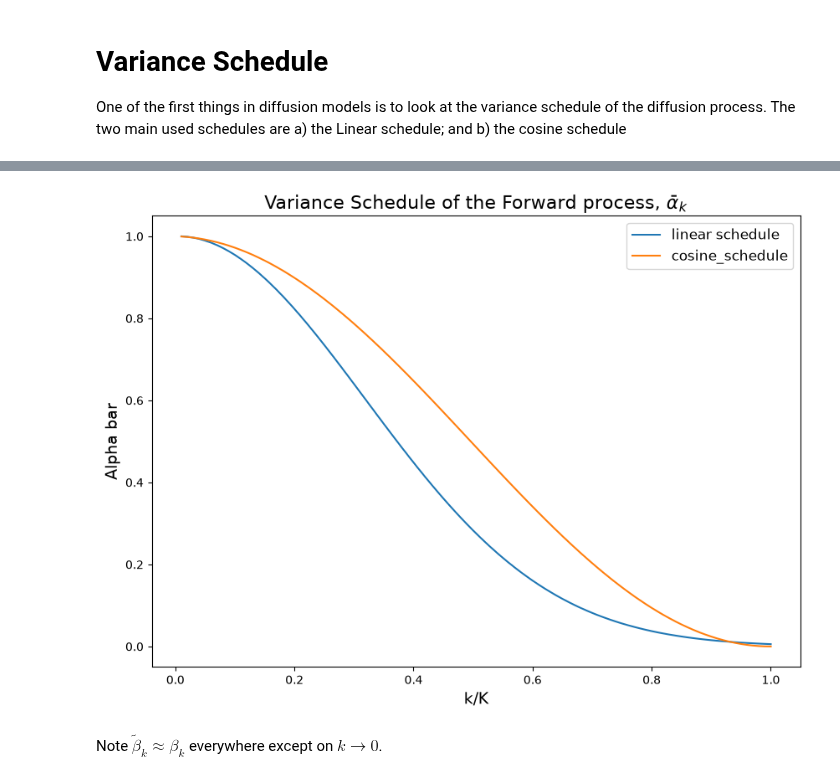
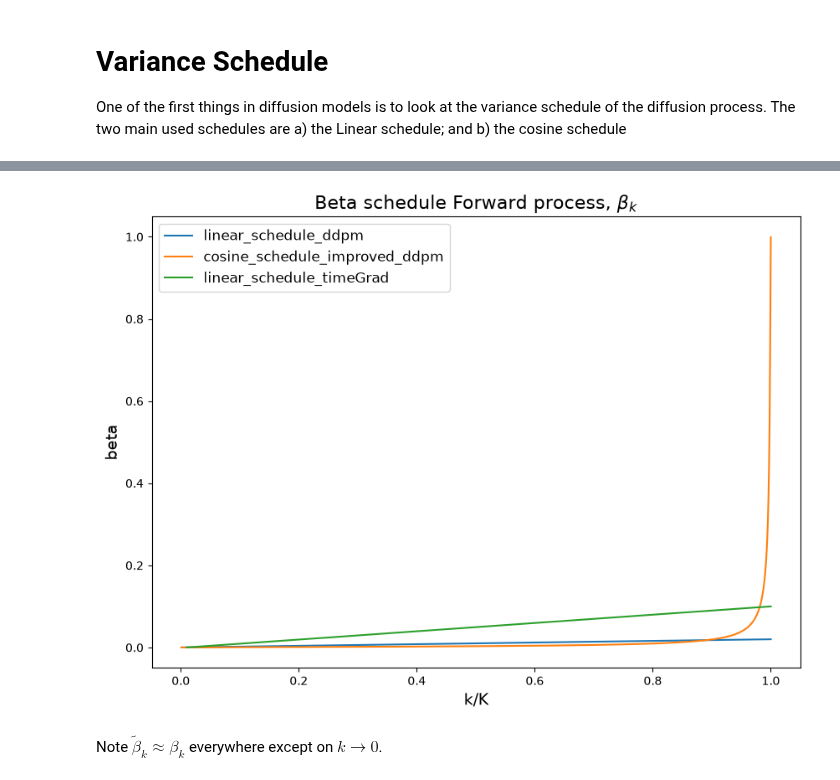
Before and after one commit to jacoporauseo/RC-Diffusion-Models-for-Time-Series-Generation, a Jupyter notebook: Forward.ipynb, the cells around one changed output, grey strips where cells are left out. Saved outputs shown, nothing was run; the diff lists cells and outputs as text; code cells hidden in the pictures.

```diff
--- a/Forward.ipynb
+++ b/Forward.ipynb
@@ -40,12 +32,12 @@ for $\alpha_k = 1 - \beta_k$ and $\bar{\alpha}_k = \prod_{i=1}^k\alpha_i $.
 
 One of the first things in diffusion models is to look at the variance schedule of the diffusion process. The two main used schedules are a) the Linear schedule; and b) the cosine schedule
 # %%
-K = 100
+K = 1000
 beta_1 = 1e-4
-beta_K = 0.1
+beta_K = 0.02
 s = 8e-3
 # %%
-linear_scheduler = BaseScheduler(K = K,
+linear_scheduler_ho = BaseScheduler(K = K,
                                 beta_1 = beta_1,
                                 beta_K = beta_K,
                                 s = s,
@@ -57,12 +49,25 @@ cosine_scheduler = BaseScheduler(K = K,
                                 s = s,
                                 mode = 'cosine')
 
-forward_variance_ddpm = {'linear schedule' : linear_scheduler.alpha_bar,
-                            'cosine_schedule' : cosine_scheduler.alpha_bar
+linear_schedule_rasul = BaseScheduler(K = 100,
+                                beta_1 = 1e-4,
+                                beta_K = 0.1,
+                                s = s,
+                                mode = 'linear')
+
+forward_variance_ddpm = {'linear_schedule_ddpm' : (linear_scheduler_ho.alpha_bar, linear_scheduler_ho.K),
+                            'cosine_schedule_improved_ddpm' :(cosine_scheduler.alpha_bar, cosine_scheduler.K),
+                            'linear_schedule_timeGrad' : (linear_schedule_rasul.alpha_bar, linear_schedule_rasul.K)
                             }
 
-reverse_variance_ddpm = {'linear schedule' : linear_scheduler.beta_tilde,
-                                # 'cosine_schedule' : cosine_scheduler.beta_tilde
+forward_beta_ddpm = {'linear_schedule_ddpm' : (linear_scheduler_ho.beta, linear_scheduler_ho.K),
+                    'cosine_schedule_improved_ddpm' : (cosine_scheduler.beta, cosine_scheduler.K),
+                    'linear_schedule_timeGrad' : (linear_schedule_rasul.beta, linear_schedule_rasul.K)
+                            }
+
+reverse_variance_ddpm = {'linear schedule_ddpm' : (linear_scheduler_ho.beta_tilde, linear_scheduler_ho.K),
+                            'cosine_schedule_improved_ddpm' : (cosine_scheduler.beta_tilde, cosine_scheduler.K),
+                            'linear_schedule_timeGrad' : (linear_schedule_rasul.beta_tilde, linear_schedule_rasul.K)
                                 }
 
 def plot_schedule(schedule : dict,
@@ -72,8 +77,8 @@ def plot_schedule(schedule : dict,
                   figsize : tuple = (10,7),
                   fontsize : int = 18):
     plt.figure(figsize=figsize)
-    k = np.arange(1, K + 1)/K # Shift by one to have as in DDPM notation
-    for legend, series in schedule.items():
+    for legend, (series, K) in schedule.items():
+        k = np.arange(1,  K+ 1)/K
         plt.plot(k, series.detach().numpy(), label = legend)
     plt.title(title, fontsize = fontsize)
     plt.ylabel(ylabel, fontsize = fontsize - 2)
@@ -83,11 +96,11 @@ def plot_schedule(schedule : dict,
 # %%
-plot_schedule(forward_variance_ddpm,
-                title = r'Variance Schedule of the Forward process, $\bar{\alpha}_{k}$',
-                ylabel = 'Alpha bar',
+plot_schedule(forward_beta_ddpm,
+                title = r'Beta schedule Forward process, $\beta_{k}$',
+                ylabel = 'beta',
                 xlabel = 'k/K',
                 fontsize = 16)
 # %% [output]
-[figure, old version]
+[figure, new version]
 # %% [markdown]
 Note $\tilde{\beta}_k \approx \beta_k$ everywhere except on $k \rightarrow 0$.
 # %%
```
Also changed, not shown: parts of 21 cells of this notebook, 5 other files.
